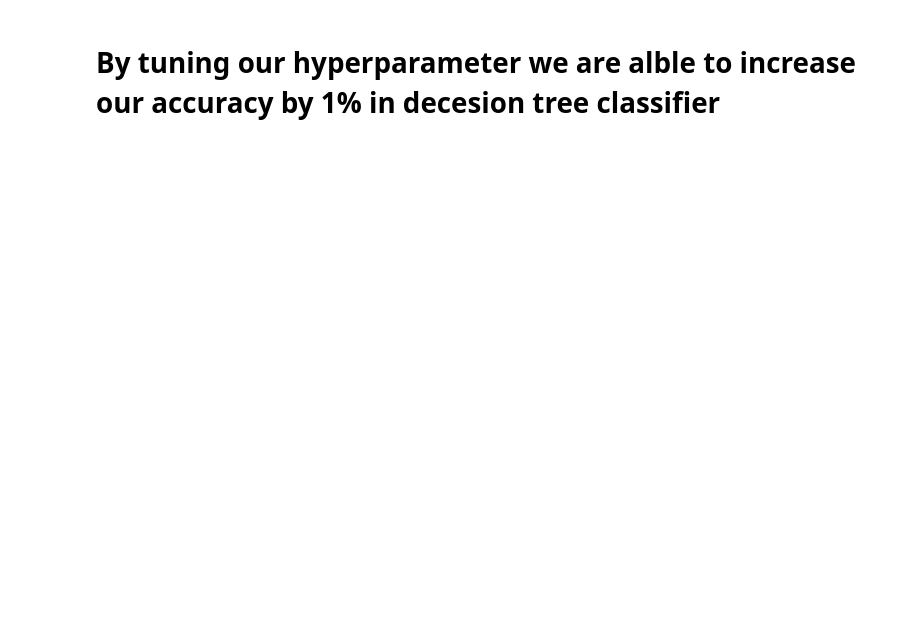
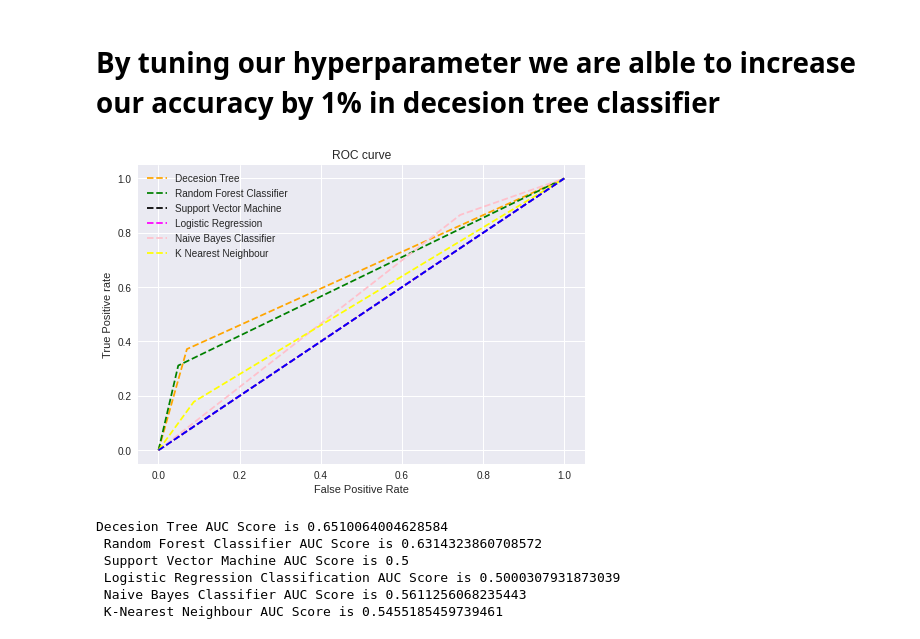
Before and after one commit to ekanshsinghrathore/Credit-Card-Default-Prediction, a Jupyter notebook: Credit_Card_Default_Prediction_Capstone_Project.ipynb, the cells around one changed output. Drawn from its saved outputs; the diff is of its cells as text; code cells hidden in the pictures; blank space fills up the shorter version.

```diff
--- a/Credit_Card_Default_Prediction_Capstone_Project.ipynb
+++ b/Credit_Card_Default_Prediction_Capstone_Project.ipynb
@@ -409,2 +489,58 @@ plt.show()
 # %% [markdown]
 # By tuning our hyperparameter we are alble to increase our accuracy by 1% in decesion tree classifier
+# %%
+from sklearn.metrics import roc_curve
+
+# roc curve for models
+fpr1, tpr1, thresh1 = roc_curve(y_test, predictions, pos_label=1)
+fpr2, tpr2, thresh2 = roc_curve(y_test, y_pred_rfc, pos_label=1)
+fpr3, tpr3, thresh3 = roc_curve(y_test, y_pred_svm, pos_label=1)
+fpr4, tpr4, thresh4 = roc_curve(y_test, y_pred_lr, pos_label=1)
+fpr5, tpr5, thresh5 = roc_curve(y_test, y_pred_nbc, pos_label=1)
+fpr6, tpr6, thresh6 = roc_curve(y_test, y_pred_knn, pos_label=1)
+
+# roc curve for tpr = fpr
+random_probs = [0 for i in range(len(y_test))]
+p_fpr, p_tpr, _ = roc_curve(y_test, random_probs, pos_label=1)
+# %%
+plt.style.use('seaborn')
+
+# plot roc curves
+plt.plot(fpr1, tpr1, linestyle='--',color='orange', label='Decesion Tree')
+plt.plot(fpr2, tpr2, linestyle='--',color='green', label='Random Forest Classifier')
+plt.plot(fpr3, tpr3, linestyle='--',color='black', label='Support Vector Machine')
+plt.plot(fpr4, tpr4, linestyle='--',color='magenta', label='Logistic Regression')
+plt.plot(fpr5, tpr5, linestyle='--',color='pink', label='Naive Bayes Classifier')
+plt.plot(fpr6, tpr6, linestyle='--',color='yellow', label='K Nearest Neighbour')
+plt.plot(p_fpr, p_tpr, linestyle='--', color='blue')
+# title
+plt.title('ROC curve')
+# x label
+plt.xlabel('False Positive Rate')
+# y label
+plt.ylabel('True Positive rate')
+
+plt.legend(loc='best')
+plt.savefig('ROC',dpi=300)
+plt.show();
+# %% [output]
+[figure, added]
+# %%
+from sklearn.metrics import roc_auc_score
+
+# auc scores
+auc_score1 = roc_auc_score(y_test, predictions)
+auc_score2 = roc_auc_score(y_test, y_pred_rfc)
+auc_score3 = roc_auc_score(y_test, y_pred_svm)
+auc_score4 = roc_auc_score(y_test, y_pred_lr)
+auc_score5 = roc_auc_score(y_test, y_pred_nbc)
+auc_score6 = roc_auc_score(y_test, y_pred_knn)
+
+print(f'Decesion Tree AUC Score is {auc_score1} \n Random Forest Classifier AUC Score is {auc_score2}\n Support Vector Machine AUC Score is {auc_score3}\n Logistic Regression Classification AUC Score is {auc_score4}\n Naive Bayes Classifier AUC Score is {auc_score5}\n K-Nearest Neighbour AUC Score is {auc_score6}')
+# %% [output]
+Decesion Tree AUC Score is 0.6510064004628584
+ Random Forest Classifier AUC Score is 0.6314323860708572
+ Support Vector Machine AUC Score is 0.5
+ Logistic Regression Classification AUC Score is 0.5000307931873039
+ Naive Bayes Classifier AUC Score is 0.5611256068235443
+ K-Nearest Neighbour AUC Score is 0.5455185459739461
```
Also changed, not shown: parts of 18 cells of this notebook.
